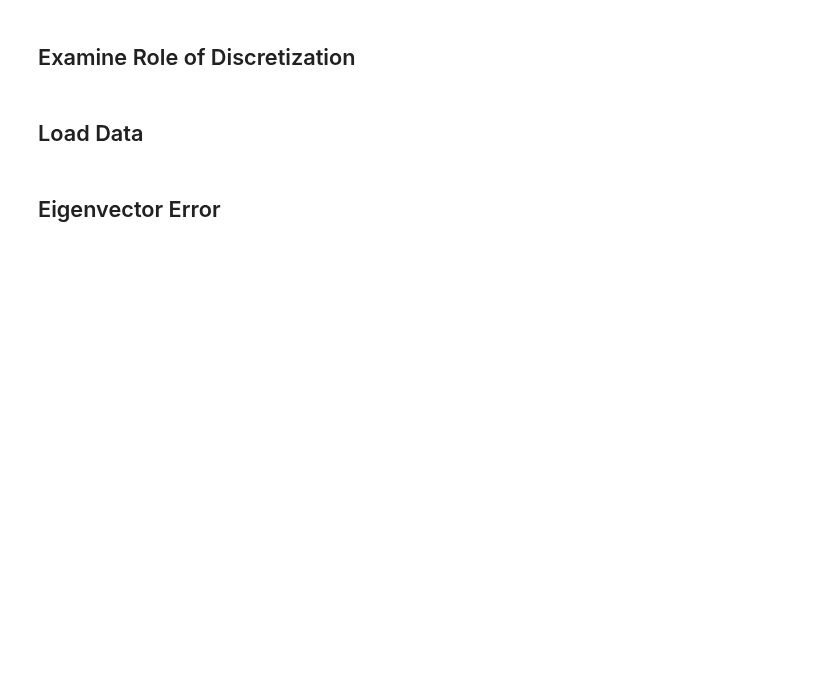
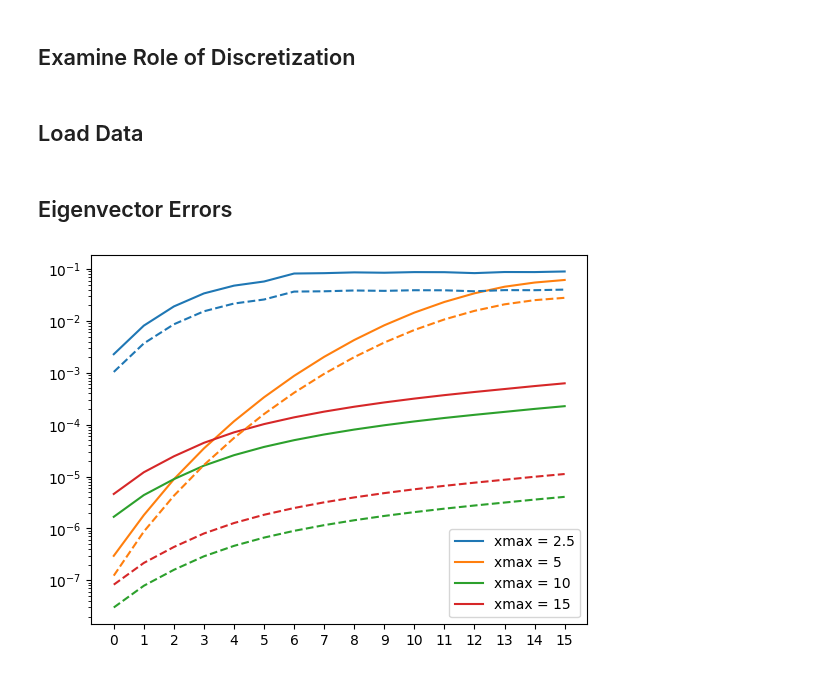
Before and after one commit to jchryssanthacopoulos/quantum_information, a Jupyter notebook: assignment_4/src/analyze_discretization.ipynb, the cells around one changed output. Drawn from its saved outputs; the diff is of its cells as text; code cells hidden in the pictures; blank space fills up the shorter version.

```diff
--- a/assignment_4/src/analyze_discretization.ipynb
+++ b/assignment_4/src/analyze_discretization.ipynb
@@ -57,8 +56,19 @@ N = 1000
 # %%
-x_grid = np.zeros((num_xmax, N))
-eigenvalues = np.zeros((num_xmax, N))
-eigenvectors = np.zeros((num_xmax, N, N))
+def get_errors(N, num_eigen):
+    eigenvector_errors = np.zeros((num_xmax, num_eigen))
+    eigenvalue_errors = np.zeros((num_xmax, num_eigen))
 
-for idx, xmax in enumerate(xmax_list):
-    output_filename = f"..{os.sep}data{os.sep}solution_{N}_{xmax}.txt"
-    _, x_grid[idx], eigenvalues[idx], eigenvectors[idx] = read_eigen_file(output_filename)
+    exact_energies = analytical_energies(np.arange(num_eigen))
+
+    for i, xmax in enumerate(xmax_list):
+        output_filename = f"..{os.sep}data{os.sep}solution_{N}_{xmax}.txt"
+        _, x_grid, eigenvalues, eigenvectors = read_eigen_file(output_filename)
+
+        # compute eigenvalue error
+        eigenvalue_errors[i] = np.abs((exact_energies - eigenvalues[:num_eigen]) / exact_energies)
+
+        # compute eigenvector error
+        for j in range(num_eigen):
+            eigenvector_errors[i, j] = get_max_eigenvector_error(j, x_grid, eigenvectors[:, j])
+
+    return eigenvector_errors, eigenvalue_errors
@@ -65,2 +79,2 @@ for idx, xmax in enumerate(xmax_list):
 # %% [markdown]
-## Eigenvector Error
+## Eigenvector Errors
@@ -73,0 +81,17 @@ for i in range(num_xmax):
+# %%
+num_to_plot = 16
+eigenvector_num = range(num_to_plot)
+plt.plot(eigenvector_num, egvect_errors_1k[0, :num_to_plot], "C0", label="xmax = 2.5")
+plt.plot(eigenvector_num, egvect_errors_1k[1, :num_to_plot], "C1", label="xmax = 5")
+plt.plot(eigenvector_num, egvect_errors_1k[2, :num_to_plot], "C2", label="xmax = 10")
+plt.plot(eigenvector_num, egvect_errors_1k[3, :num_to_plot], "C3", label="xmax = 15")
+plt.plot(eigenvector_num, egvect_errors_5k[0, :num_to_plot], "C0--")
+plt.plot(eigenvector_num, egvect_errors_5k[1, :num_to_plot], "C1--")
+plt.plot(eigenvector_num, egvect_errors_5k[2, :num_to_plot], "C2--")
+plt.plot(eigenvector_num, egvect_errors_5k[3, :num_to_plot], "C3--")
+plt.xticks(eigenvector_num)
+plt.yscale("log")
+plt.legend()
+plt.savefig(f"{plot_dir}{os.sep}eigenfunction_error_xranges.pdf", format="pdf", bbox_inches="tight")
+# %% [output]
+[figure, added]
```
Also changed, not shown: parts of 16 cells of this notebook, 5 other files.
